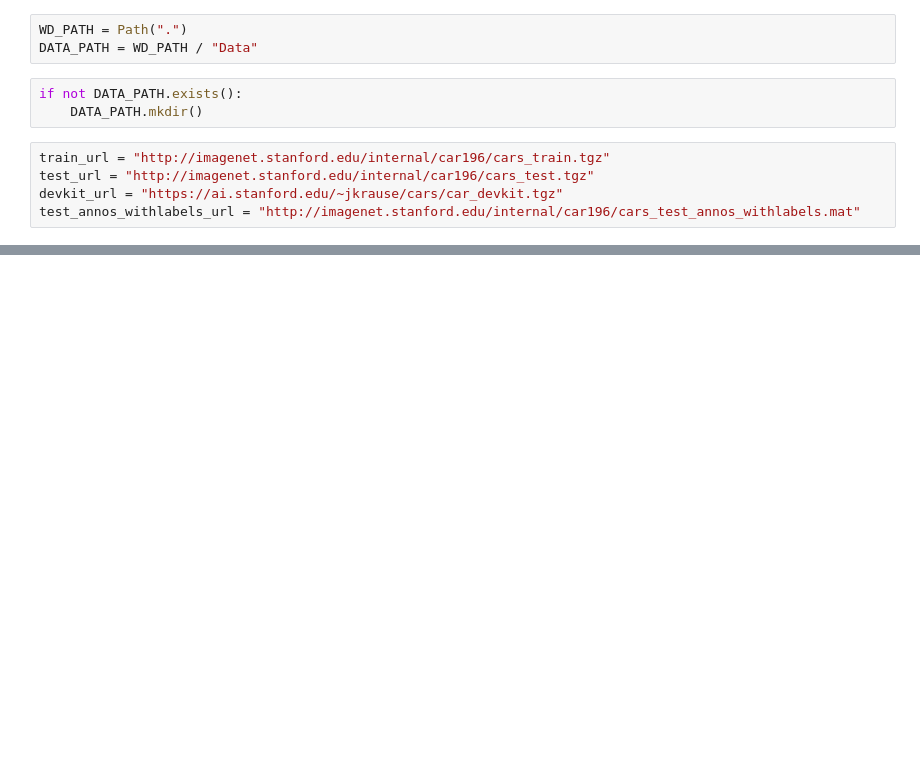
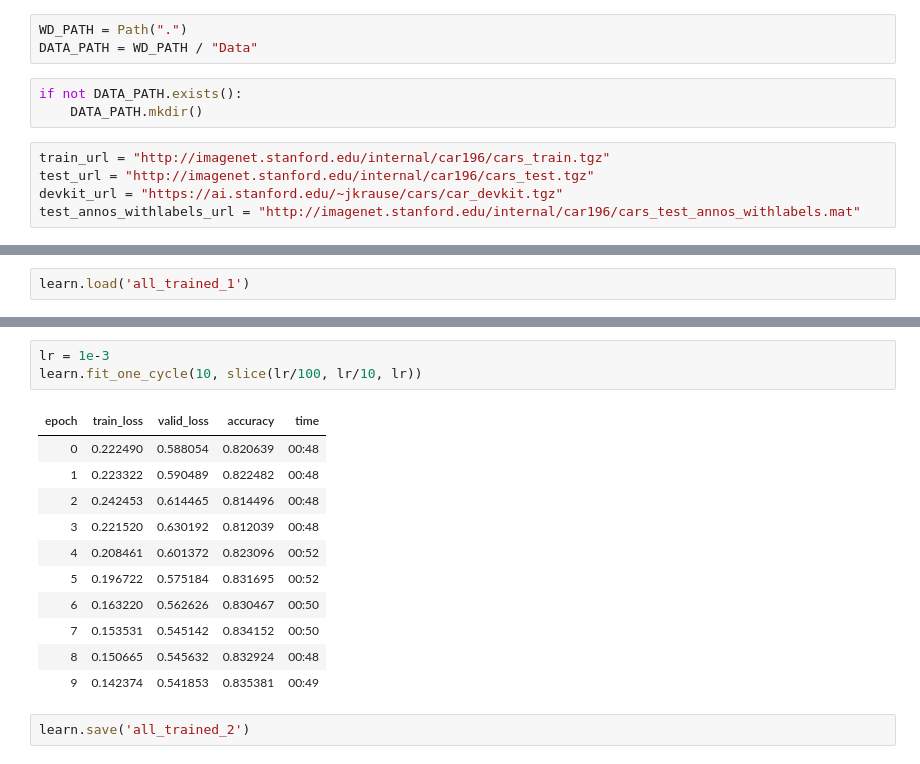
Before and after one commit to zerothphase/ai4sea_cv_challenge, a Jupyter notebook: 01_Baseline.ipynb, the cells around one changed output, grey strips where cells are left out. Saved outputs shown, nothing was run; the diff lists cells and outputs as text; blank space fills up the shorter version.

```diff
--- a/01_Baseline.ipynb
+++ b/01_Baseline.ipynb
@@ -161,0 +183,2 @@ def show_img(imgs_list):
+# %%
+learn.load('all_trained_1')
@@ -161,0 +203,17 @@ def show_img(imgs_list):
+# %%
+lr = 1e-3
+learn.fit_one_cycle(10, slice(lr/100, lr/10, lr))
+# %% [output]
+| epoch | train_loss | valid_loss | accuracy | time |
+| 0 | 0.222490 | 0.588054 | 0.820639 | 00:48 |
+| 1 | 0.223322 | 0.590489 | 0.822482 | 00:48 |
+| 2 | 0.242453 | 0.614465 | 0.814496 | 00:48 |
+| 3 | 0.221520 | 0.630192 | 0.812039 | 00:48 |
+| 4 | 0.208461 | 0.601372 | 0.823096 | 00:52 |
+| 5 | 0.196722 | 0.575184 | 0.831695 | 00:52 |
+| 6 | 0.163220 | 0.562626 | 0.830467 | 00:50 |
+| 7 | 0.153531 | 0.545142 | 0.834152 | 00:50 |
+| 8 | 0.150665 | 0.545632 | 0.832924 | 00:48 |
+| 9 | 0.142374 | 0.541853 | 0.835381 | 00:49 |
+# %%
+learn.save('all_trained_2')
```
Also changed, not shown: parts of 49 cells of this notebook, 1 other file.
